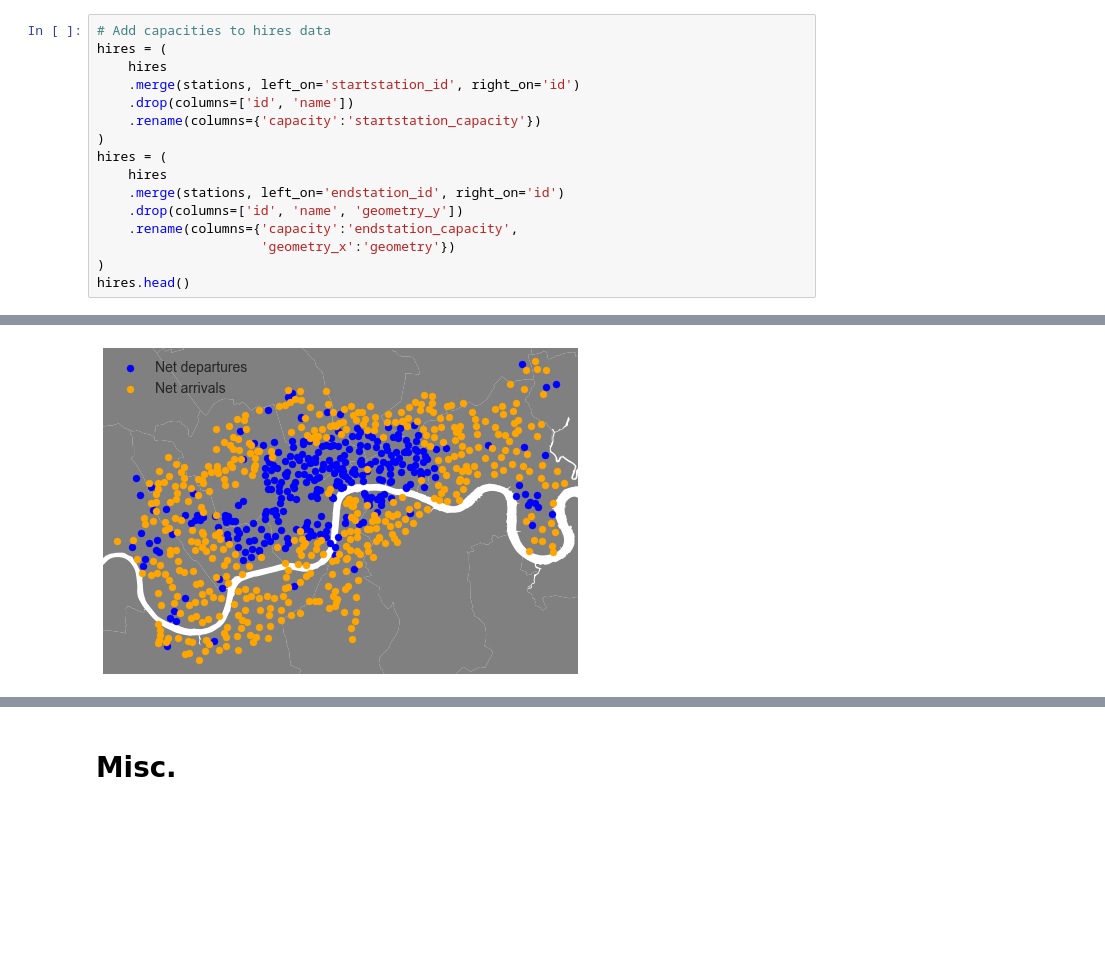
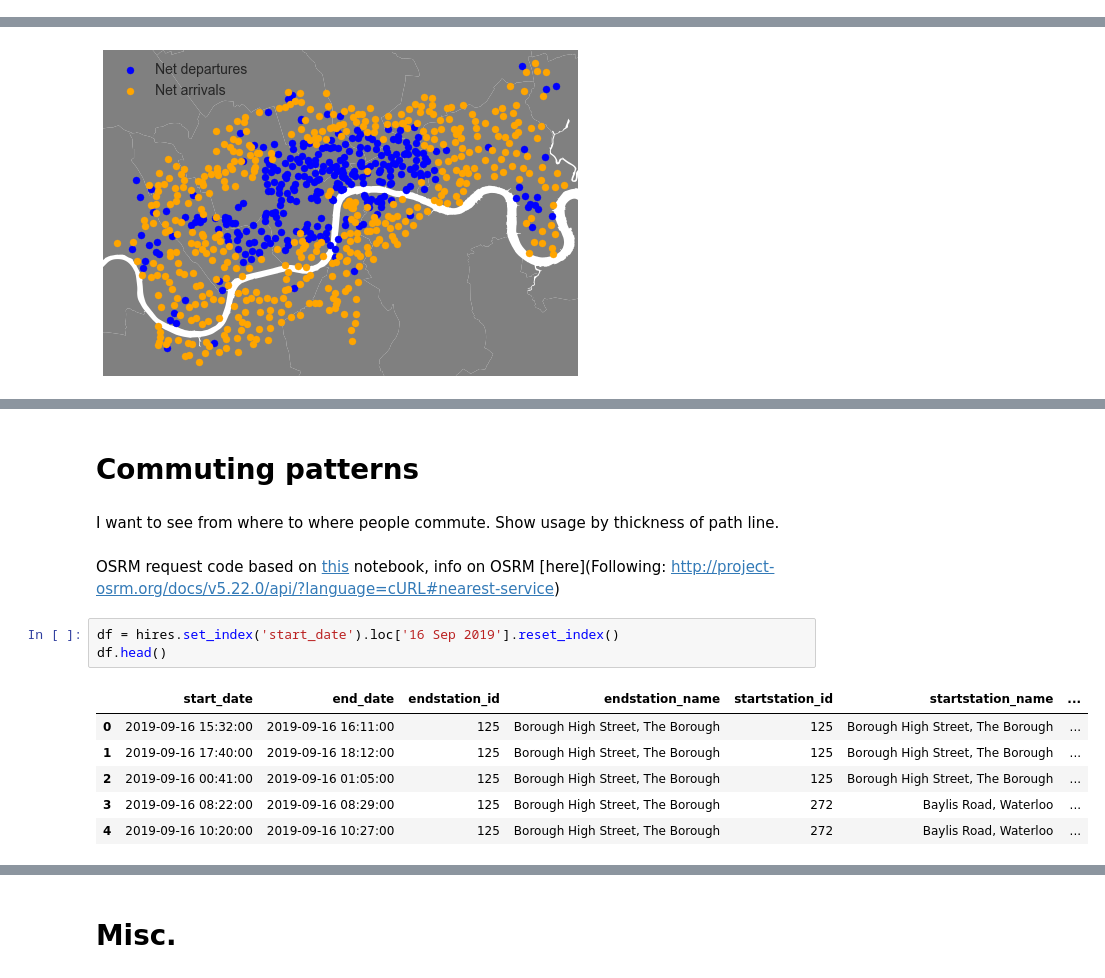
Before and after one commit to fabiangunzinger/london_cycling, a Jupyter notebook: tfl_bikes_movement.ipynb, the cells around one changed output, grey strips where cells are left out. Saved outputs shown, nothing was run; the diff lists cells and outputs as text; blank space fills up the shorter version.

Commit message:
Getting started with commuting patterns

```diff
--- a/tfl_bikes_movement.ipynb
+++ b/tfl_bikes_movement.ipynb
@@ -77,16 +95,0 @@ msno.bar(stations);
-# %%
-# Add capacities to hires data
-hires = (
-    hires
-    .merge(stations, left_on='startstation_id', right_on='id')
-    .drop(columns=['id', 'name'])
-    .rename(columns={'capacity':'startstation_capacity'})
-)
-hires = (
-    hires
-    .merge(stations, left_on='endstation_id', right_on='id')
-    .drop(columns=['id', 'name', 'geometry_y'])
-    .rename(columns={'capacity':'endstation_capacity',
-                     'geometry_x':'geometry'})
-)
-hires.head()
@@ -226,0 +168,16 @@ ax.annotate('Source: London Datastore, 2014',xy=(0.1, .08),
+# %% [markdown]
+# Commuting patterns
+# %% [markdown]
+I want to see from where to where people commute. Show usage by thickness of path line.
+# %% [markdown]
+OSRM request code based on [this](https://github.com/ilkarman/Movement-Visualisations/blob/master/01_TFL_Bikes/py/Bike%20Vis.ipynb) notebook, info on OSRM [here](Following: http://project-osrm.org/docs/v5.22.0/api/?language=cURL#nearest-service)
+# %%
+df = hires.set_index('start_date').loc['16 Sep 2019'].reset_index()
+df.head()
+# %% [output]
+|  | start_date | end_date | endstation_id | endstation_name | startstation_id | startstation_name | ... |
+| 0 | 2019-09-16 15:32:00 | 2019-09-16 16:11:00 | 125 | Borough High Street, The Borough | 125 | Borough High Street, The Borough | ... |
+| 1 | 2019-09-16 17:40:00 | 2019-09-16 18:12:00 | 125 | Borough High Street, The Borough | 125 | Borough High Street, The Borough | ... |
+| 2 | 2019-09-16 00:41:00 | 2019-09-16 01:05:00 | 125 | Borough High Street, The Borough | 125 | Borough High Street, The Borough | ... |
+| 3 | 2019-09-16 08:22:00 | 2019-09-16 08:29:00 | 125 | Borough High Street, The Borough | 272 | Baylis Road, Waterloo | ... |
+| 4 | 2019-09-16 10:20:00 | 2019-09-16 10:27:00 | 125 | Borough High Street, The Borough | 272 | Baylis Road, Waterloo | ... |
```
Also changed, not shown: parts of 19 cells of this notebook, 2 other files.
